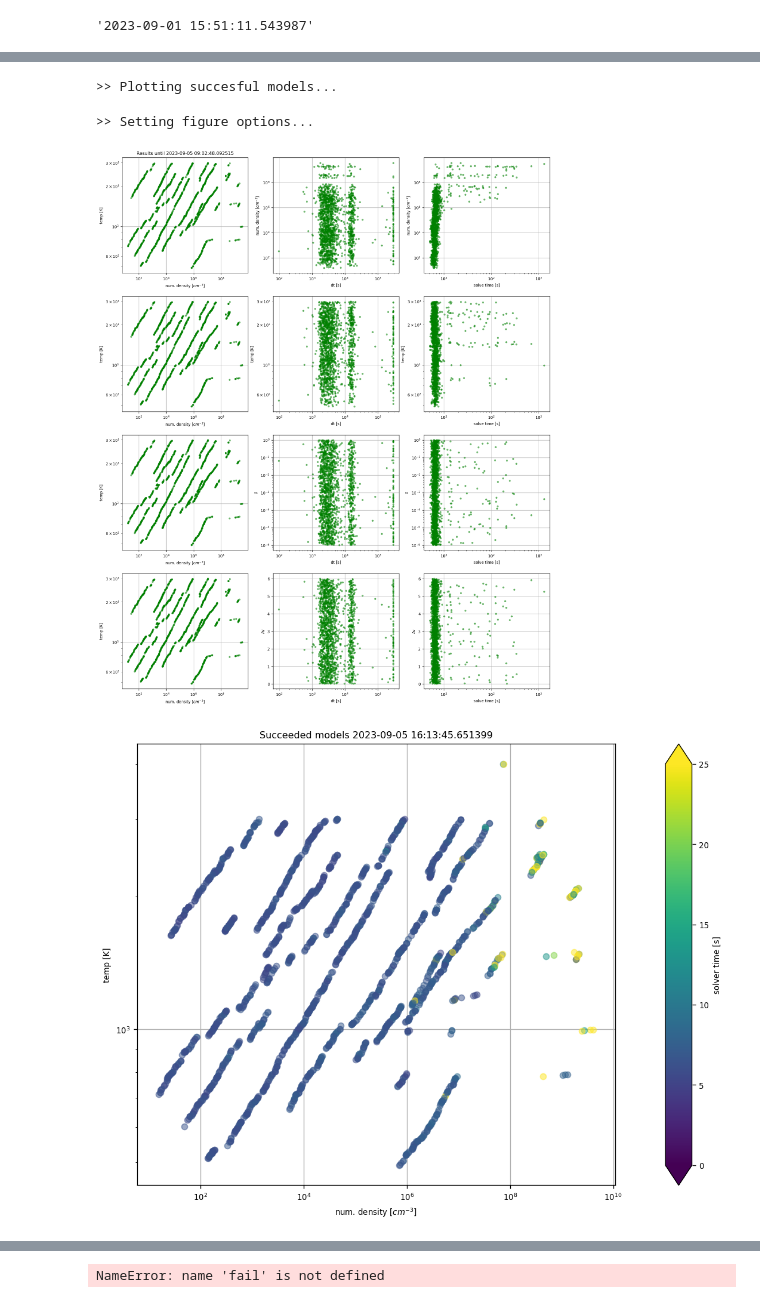
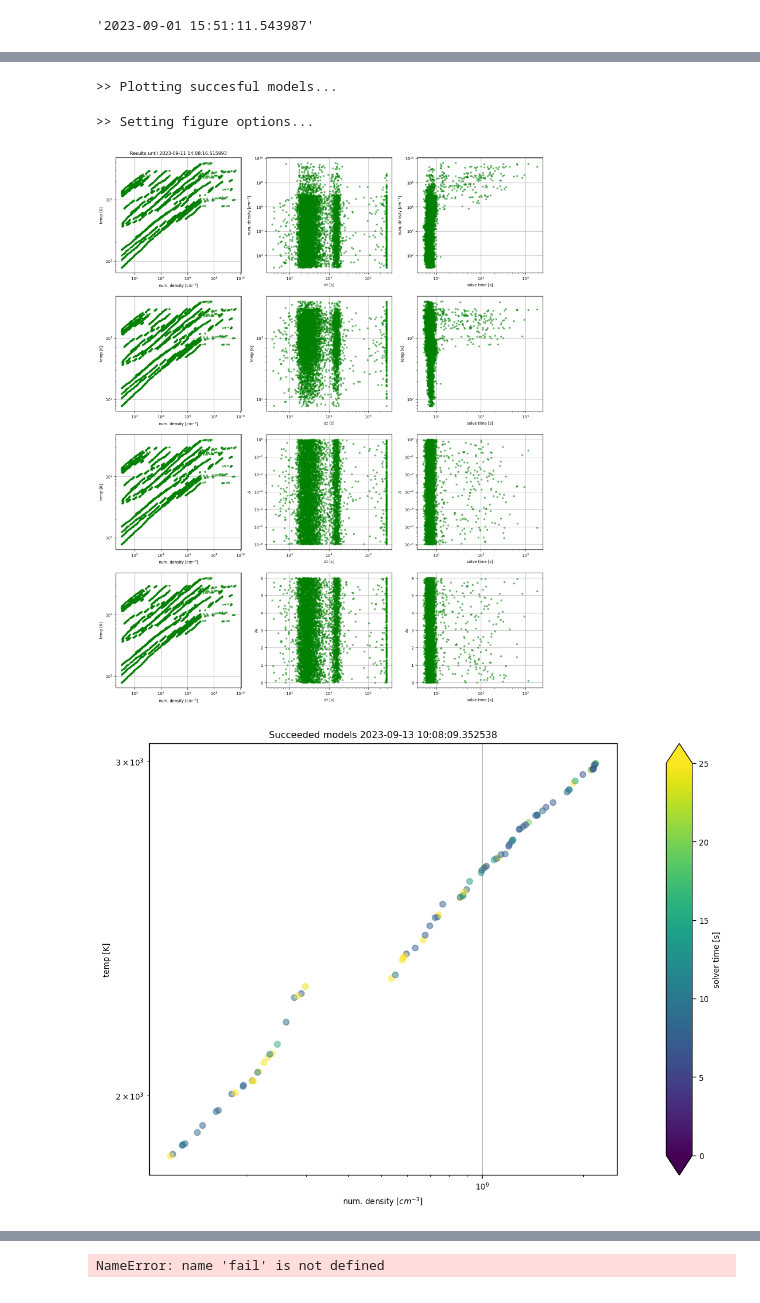
Before and after one commit to silkemaes/ChemPy, a Jupyter notebook: explore.ipynb, the cells around one changed output, grey strips where cells are left out. Drawn from its saved outputs; the diff is of its cells as text; code cells hidden in the pictures.

Commit message:
Running a new set of models, saved in /out/easy-mace2

```diff
--- a/explore.ipynb
+++ b/explore.ipynb
@@ -24,7 +33,10 @@ outpath = '/STER/silkem/ChemTorch/out/'
 name = datetime.now()
 alpha = 0.5
 
-success = listdir(outpath+'new/')
+dirname = 'easy-mace'
+# dirname = 'new'
+
+success = listdir(outpath+dirname+'/')
 print(str(name))
 print(len(success))
 # fail = listdir(outpath+'fail/')
@@ -35,3 +47,15 @@ print(len(success))
 str(name)
 # %% [output]
 '2023-09-01 15:51:11.543987'
+# %%
+input  = np.load(outpath+'new/'+success[0]+'/input.npy')
+tstep = np.load(outpath+'new/'+success[0]+'/tstep.npy')
+abs = np.load(outpath+'new/'+success[0]+'/abundances.npy')
+tictoc = np.load(outpath+'new/'+success[0]+'/tictoc.npy')
+
+print(tstep, input)
+print('')
+# print(abs)
+print('')
+print(abs[:,0][0])
+print(abs[:,1][[0])
@@ -148,7 +182,7 @@ plt.show()
 # %% [output]
 >> Plotting succesful models...
 >> Setting figure options...
-[figure, old version]
+[figure, new version]
 # %%
 ## plotting solve time via colormap
 
@@ -163,34 +197,44 @@ fig, ax = plt.subplots(1,2, gridspec_kw={'width_ratios': [18,1]},figsize=(10, 8)
 
 ax[0].set_title('Succeeded models '+ str(name))
 
 # for i in range(16000,16020):
 # for i in tqdm(range(5000,6000)):
-for i in tqdm(range(0,len(success),100)):
-    input  = np.load(outpath+'new/'+success[i]+'/input.npy')
-    tictoc = np.load(outpath+'new/'+success[i]+'/tictoc.npy')
+for i in tqdm(range(0,len(success), 100)):
+    input  = np.load(outpath+dirname+'/'+success[i]+'/input.npy')
+    tictoc = np.load(outpath+dirname+'/'+success[i]+'/tictoc.npy')
 
     target = tictoc[0]
     idx = np.argmin(np.abs(time*tmax - target))
     c = colors[idx]
 
     # print(target, time[idx]*tmax, idx, c,input[0], input[1])
 
     ax[0].plot(input[0], input[1], color = c, marker = m_suc, alpha = alpha)
+
+
+
+# rho = np.linspace(1e1, 1e10, 100)
+# eps = np.linspace(0.4,1,7)
+
+# fig, ax = plt.subplots(1,1, figsize=(6, 8))
+# for i in range(len(eps)):
+#     T = temp(rho, eps[i])
+#     ax[0].plot(rho, T, label = 'eps = '+str(np.round(eps[i],1)))
 
 
 ## Colorbar
 cmap = cm.viridis
 norm =  mpl.colors.Normalize(vmin=min(time*tmax), vmax=max(time*tmax))
 cb = fig.colorbar(cm.ScalarMappable(norm=norm, cmap=cmap), cax=ax[1], orientation='vertical', label = 'solver time [s]', extend = 'both')
 
 
 
 ax[0].set_xscale('log')
 ax[0].set_yscale('log')
 ax[0].grid(True)
 ax[0].set_xlabel('num. density [$cm^{-3}$]')
 ax[0].set_ylabel('temp [K]')
 
 plt.show()
 # %% [output]
-[figure, old version]
+[figure, new version]
```
Also changed, not shown: parts of 4 cells of this notebook, 2 other files.
